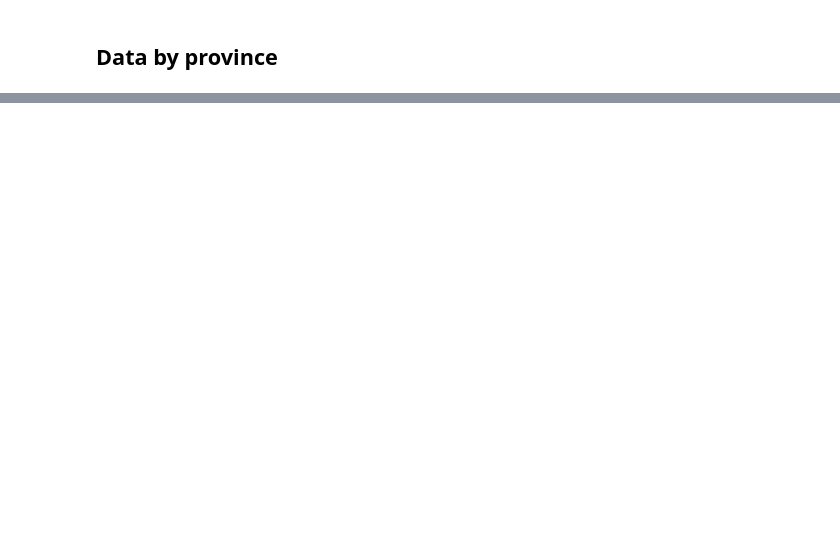
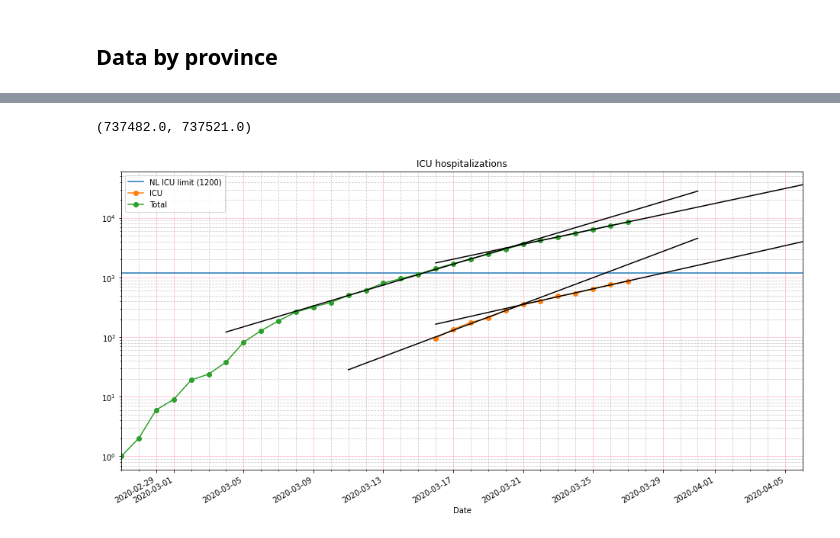
Before and after one commit to acorbe/covid19-analytics-NL-EU, a Jupyter notebook: Corona_stats.ipynb, the cells around one changed output, grey strips where cells are left out. Saved outputs shown, nothing was run; the diff lists cells and outputs as text; code cells hidden in the pictures; blank space fills up the shorter version.

```diff
--- a/Corona_stats.ipynb
+++ b/Corona_stats.ipynb
@@ -377,0 +365,64 @@ plt.plot([0,30],[1200,1200])
+# %%
+## ICU Patients
+NL_ICU_LIMIT = 1200
+
+
+plt.figure(figsize=(16,8))
+ax = plt.gca()
+
+total_cases = NL_situation_cleaned['Cases[b]']['Total']
+icu_cases = NL_situation_cleaned['Hospitalizations']['ICU']
+timespan = [NL_situation_cleaned.index[0]
+            , NL_situation_cleaned.index[-1]]
+
+
+extended_timespan = [NL_situation_cleaned.index[0]
+            , NL_situation_cleaned.index[-1] + pd.Timedelta(days = 10)]
+
+
+
+plt.plot(extended_timespan,[NL_ICU_LIMIT,NL_ICU_LIMIT]
+         ,label="NL ICU limit (1200)")
+
+icu_cases.plot(marker='o',ax = ax)
+total_cases.plot(marker='o',ax = ax)
+
+def exp_fit_portion(ydata_all
+                    ,extend_fit_days = 10
+                    ,extend_fit_days_before = 5
+                    ,plot_kw = {}):
+  ydata = ydata_all.values
+  xdata = np.arange(len(ydata))
+  xdata_extended = np.arange(-extend_fit_days_before, len(ydata) + extend_fit_days)
+  xdata_idx = ydata_all.index
+  logy = np.log(ydata)
+  ret = np.polyfit(xdata,logy,1)
+  fit_y = np.exp(np.polyval(ret,xdata_extended))
+
+  xdata_idx_extended = [xdata_idx[0] + pd.Timedelta(days = x - extend_fit_days_before)
+                          for x in range(len(xdata_idx) + extend_fit_days + extend_fit_days_before)]
+  plt.plot(xdata_idx_extended,fit_y,**plot_kw)
+
+exp_fit_portion(total_cases["09-Mar-2020":"21-Mar-2020"],plot_kw={"color" : "k", "linewidth" : 1.5})
+exp_fit_portion(total_cases["21-Mar-2020":"28-Mar-2020"],plot_kw={"color" : "k", "linewidth" : 1.5})
+
+
+exp_fit_portion(icu_cases["16-Mar-2020":"21-Mar-2020"],plot_kw={"color" : "k", "linewidth" : 1.5})
+exp_fit_portion(icu_cases["21-Mar-2020":"28-Mar-2020"],plot_kw={"color" : "k", "linewidth" : 1.5})
+
+
+plt.legend()
+plt.yscale('log')
+plt.title('ICU hospitalizations')
+
+plt.grid(b=True, which='minor', color='0.75', alpha=0.75, linestyle='--')
+plt.grid(b=True, which='major', color='pink', alpha=1,linestyle='-')
+
+days = mdates.DayLocator()
+ax = plt.gca()
+ax.xaxis.set_minor_locator(days)
+
+plt.xlim([timespan[0],timespan[1] + pd.Timedelta(days=10)])
+# %% [output]
+(737482.0, 737521.0)
+[figure, added]
```
Also changed, not shown: parts of 7 cells of this notebook.
